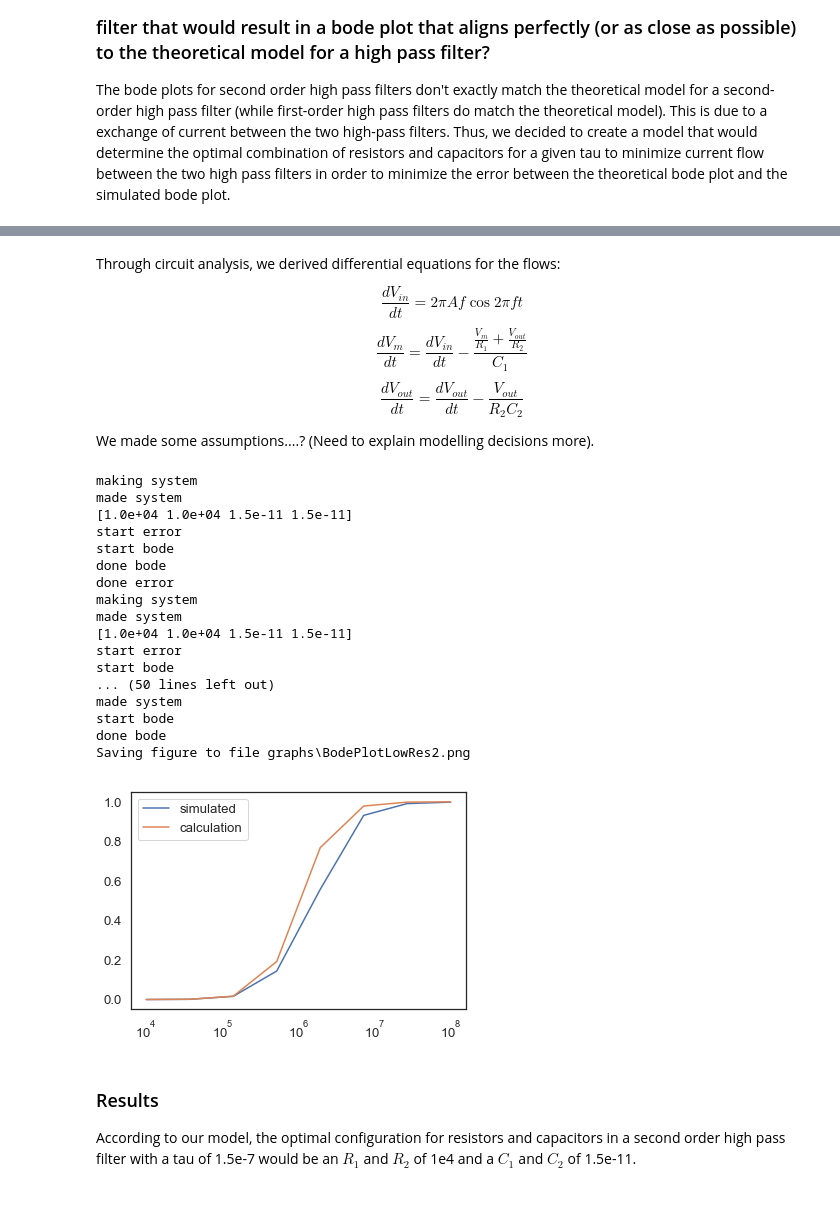
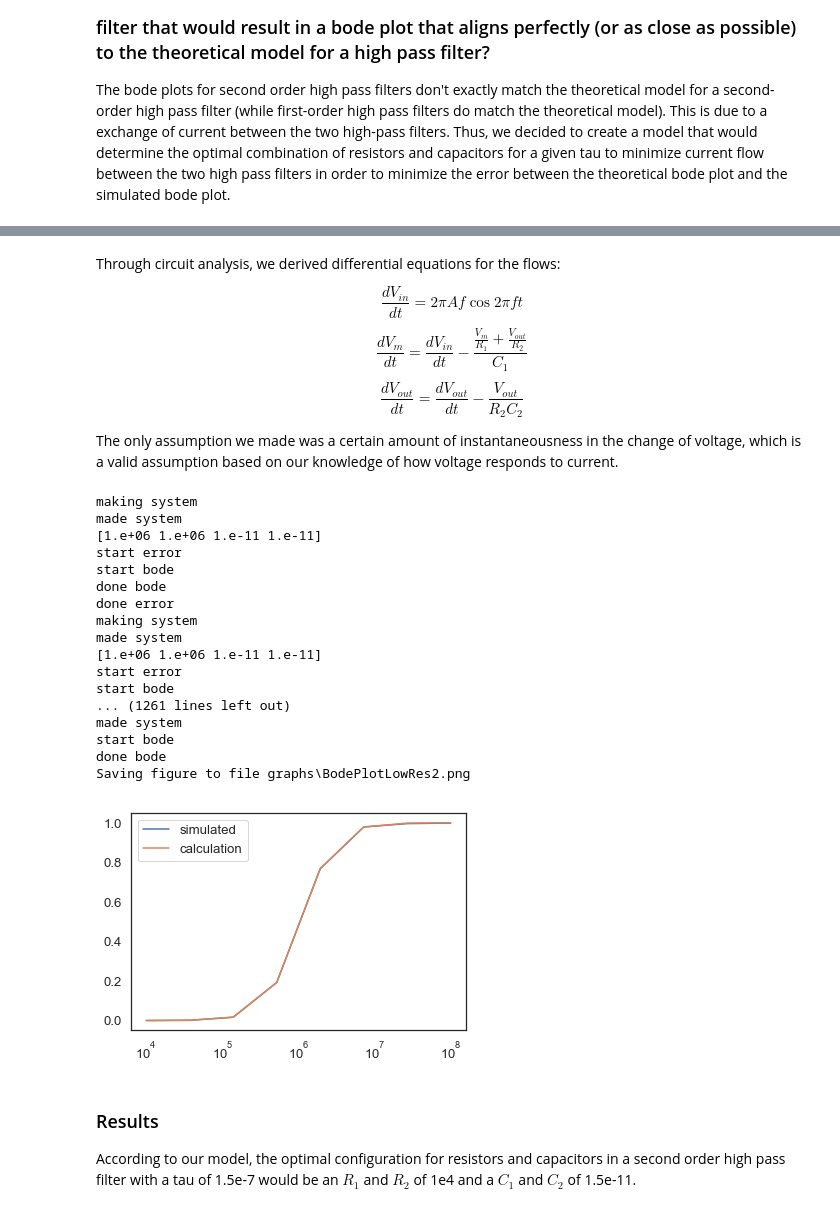
Before and after one commit to 18chowdhary/ModSimProject2, a Jupyter notebook: Project_2.ipynb, the cells around one changed output, grey strips where cells are left out. Saved outputs shown, nothing was run; the diff lists cells and outputs as text; code cells hidden in the pictures.

```diff
--- a/Project_2.ipynb
+++ b/Project_2.ipynb
@@ -21,7 +21,7 @@ $$\frac{dV_{in}}{dt} = 2\pi{Af\cos{2\pi{ft}}}$$
 $$\frac{dV_m}{dt} = \frac{dV_{in}}{dt} - \frac{\frac{V_m}{R_1} + \frac{V_{out}}{R_2}}{C_1}$$
 $$\frac{dV_{out}}{dt} = \frac{dV_{out}}{dt} - \frac{V_{out}}{R_2C_2}$$
 
-We made some assumptions....? (Need to explain modelling decisions more).
+The only assumption we made was a certain amount of instantaneousness in the change of voltage, which is a valid assumption based on our knowledge of how voltage responds to current.
 # %%
 # Configure Jupyter so figures appear in the notebook
 %matplotlib inline
@@ -36,10 +36,10 @@ init = State(Vm=0,
              Vout=0)
 
 # Initializing the configuration of the high pass filter
-params = Params(R1=10000,
-                R2=10000,
-                C1=1.5e-11,
-                C2=1.5E-11)
+params = Params(R1=1000000,
+                R2=1000000,
+                C1=1e-11,
+                C2=1e-11)
 
 
 # Initializing the system configurations
@@ -70,9 +70,10 @@ def make_system(params, setsystem):
     # Determines the characteristic cut off frequency
     fc = 1/(2*np.pi*setsystem.tau)
 
-    # Determines the maximum and minimum for the range of frequencies to sweep when creating the bode plot
-    # These frequencies wil be 2 orders of magnitude above and below the cut-off frequency, so we select
-    # out the steep sloped part of the bode plot
+    # Determines the maximum and minimum for the range of frequencies
+    # to sweep when creating the bode plot
+    # These frequencies wil be 2 orders of magnitude above and
+    # below the cut-off frequency
     flow = int(np.log10(fc))-2
     fhigh = int(np.log10(fc))+2
 
@@ -84,14 +85,15 @@ def make_system(params, setsystem):
 
 def slope_func(init, t, system):
     '''
-    Determines the ODEs for Vin, Vm, and Vout, which will be used later for the ODE solver.
+    Determines the ODEs for Vin, Vm, and Vout, which will be used
+    later for the ODE solver.
     '''
     # param init: the initial state of the system
     # param t: the time at which this function will be evaluated
     # param system: the system object
 
     unpack(system)
-    R1, R2, C1, C2= system.params
+    R1, R2, C1, C2 = system.params
 
     vm, vout = init
 
@@ -165,8 +167,6 @@ def run_calc(system):
     Determines what the theoretical model should look like for the given frequencies
     '''
     unpack(system)
-    R1, R2, C1, C2 = system.params
-
     farray = np.logspace(f1, f2, freqs)
     C = TimeSeries()
 
@@ -174,8 +174,8 @@ def run_calc(system):
 
         # Uses circuit theory to calculate the amplitude
         w = 2*np.pi*f
-        rcw1 = R1*C1*w
-        rcw2 = R2*C2*w
+        rcw1 = tau*w
+        rcw2 = tau*w
         amplitudeC = (rcw1*rcw2) / (np.sqrt(1 + rcw1**2) * np.sqrt(1 + rcw2**2))
         C[f] = amplitudeC
 
@@ -205,38 +205,38 @@ def plot_bode_plot():
     fig = plt.figure()
     ax = fig.add_subplot(111)
     ax.set_xscale('log')
     lns1 = ax.plot(results, label = 'simulated')
     lns2 = ax.plot(run_calc(system), label = 'calculation')
     lns = lns1+lns2
     labs = [l.get_label() for l in lns]
     ax.legend(lns, labs, loc = 'best')
     savefig('graphs\BodePlotLowRes2.png')
 
-best_params, fit_details = fit_leastsq(error_func, params, setsystem, maxfev = 5)
+best_params, fit_details = fit_leastsq(error_func, params, setsystem, maxfev = 500)
 print(best_params, setsystem.tau/best_params.R1, setsystem.tau/best_params.R2)
 
 system = make_system(best_params, setsystem)
 results = run_bode(system)
 plot_bode_plot()
 # %% [output]
 making system
 made system
-[1.0e+04 1.0e+04 1.5e-11 1.5e-11]
+[1.e+06 1.e+06 1.e-11 1.e-11]
 start error
 start bode
 done bode
 done error
 making system
 made system
-[1.0e+04 1.0e+04 1.5e-11 1.5e-11]
+[1.e+06 1.e+06 1.e-11 1.e-11]
 start error
 start bode
-... (50 lines left out)
+... (1261 lines left out)
 made system
 start bode
 done bode
 Saving figure to file graphs\BodePlotLowRes2.png
-[figure, old version]
+[figure, new version]
 # %% [markdown]
 ### Results
 
```
Also changed, not shown: parts of 1 cell of this notebook.
